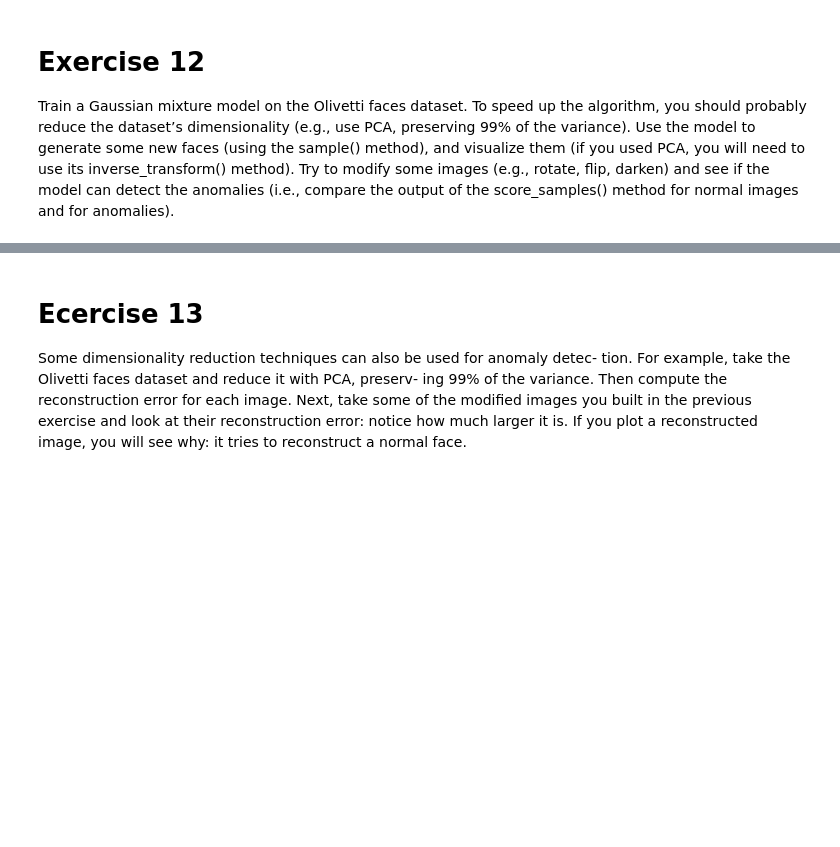
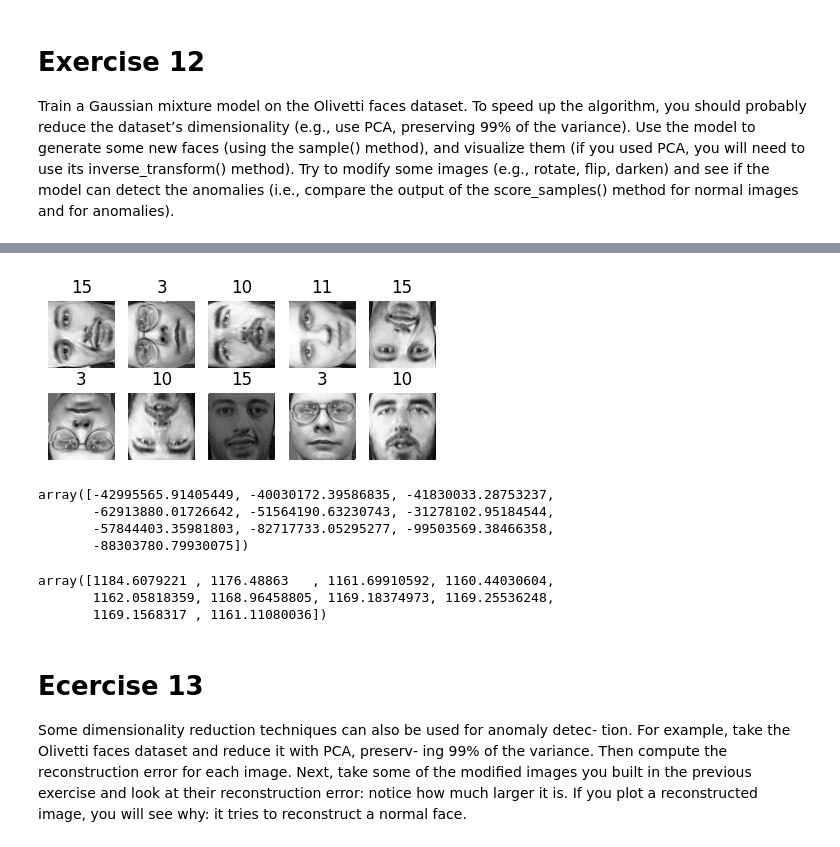
Before and after one commit to pppfkp/homl, a Jupyter notebook: ch08_unsupervised_exercises.ipynb, the cells around one changed output, grey strips where cells are left out. Cells and saved outputs as stored; diff of their text form; code cells hidden in the pictures; blank space fills up the shorter version.

```diff
--- a/ch08_unsupervised_exercises.ipynb
+++ b/ch08_unsupervised_exercises.ipynb
@@ -221,3 +221,8 @@ will need to use its inverse_transform() method). Try to modify some images
 (e.g., rotate, flip, darken) and see if the model can detect the anomalies (i.e.,
 compare the output of the score_samples() method for normal images and for
 anomalies).
+# %%
+from sklearn.mixture import BayesianGaussianMixture
+
+bgm = BayesianGaussianMixture(n_components=30, n_init=5, random_state=42)
+bgm.fit(X_train)
@@ -224,3 +274,39 @@ anomalies).
+# %%
+n_rotated = 4
+rotated = np.transpose(X_train[:n_rotated].reshape(-1, 64, 64), axes=[0, 2, 1])
+rotated = rotated.reshape(-1, 64*64)
+y_rotated = y_train[:n_rotated]
+
+n_flipped = 3
+flipped = X_train[:n_flipped].reshape(-1, 64, 64)[:, ::-1]
+flipped = flipped.reshape(-1, 64*64)
+y_flipped = y_train[:n_flipped]
+
+n_darkened = 3
+darkened = X_train[:n_darkened].copy()
+darkened[:, 1:-1] *= 0.3
+y_darkened = y_train[:n_darkened]
+
+X_bad_faces = np.r_[rotated, flipped, darkened]
+y_bad = np.concatenate([y_rotated, y_flipped, y_darkened])
+
+plot_faces(X_bad_faces, y_bad)
+# %% [output]
+[figure, added]
+# %%
+X_bad_faces_pca = pca.transform(X_bad_faces)
+gm.score_samples(X_bad_faces_pca)
+# %% [output]
+array([-42995565.91405449, -40030172.39586835, -41830033.28753237,
+       -62913880.01726642, -51564190.63230743, -31278102.95184544,
+       -57844403.35981803, -82717733.05295277, -99503569.38466358,
+       -88303780.79930075])
+# %%
+gm.score_samples(X_train_reduced[:10])
+# %% [output]
+array([1184.6079221 , 1176.48863   , 1161.69910592, 1160.44030604,
+       1162.05818359, 1168.96458805, 1169.18374973, 1169.25536248,
+       1169.1568317 , 1161.11080036])
 # %% [markdown]
 # Ecercise 13
 Some dimensionality reduction techniques can also be used for anomaly detec‐
```
Also changed, not shown: parts of 13 cells of this notebook, 1 other file.
